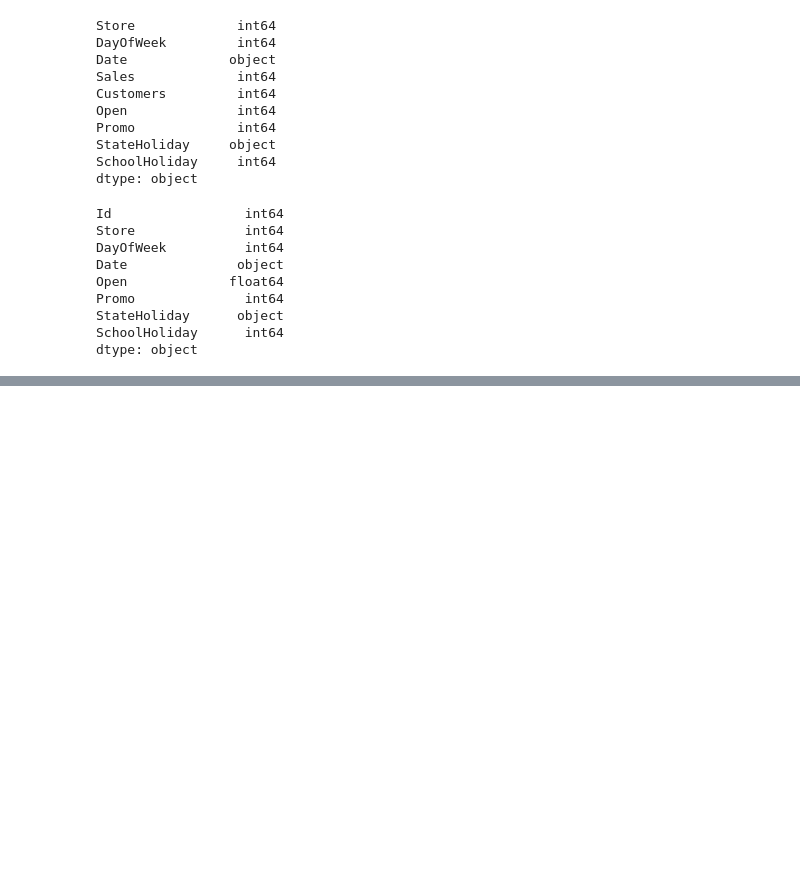
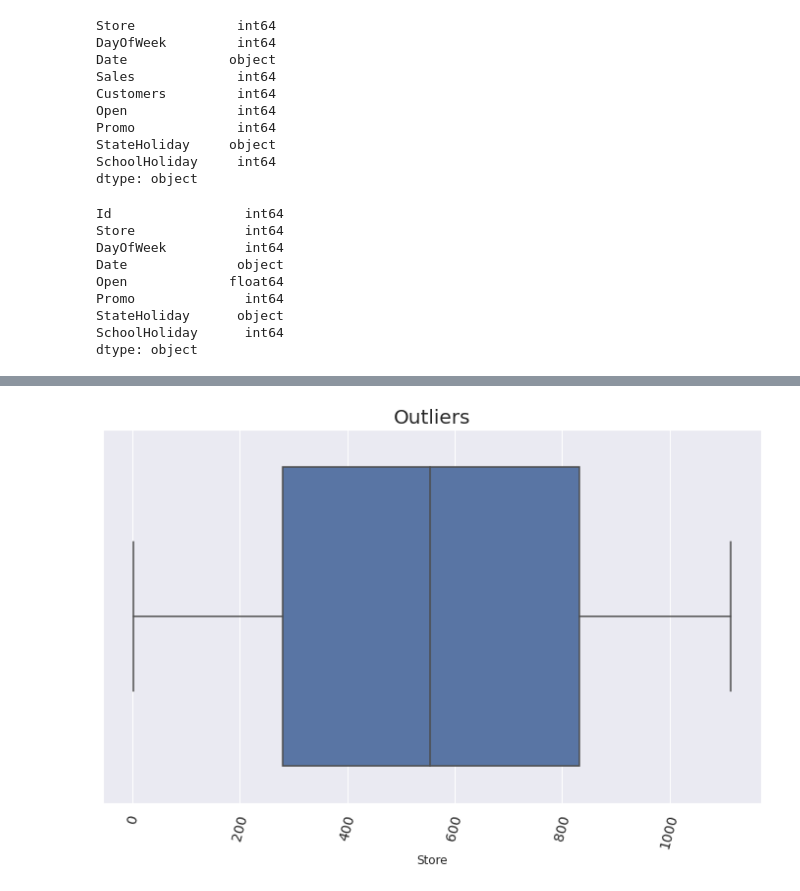
Before and after one commit to abel-blue/pharmaceutical-sales-prediction, a Jupyter notebook: notebooks/data_preProcessing.ipynb, the cells around one changed output, grey strips where cells are left out. Saved outputs shown, nothing was run; the diff lists cells and outputs as text; code cells hidden in the pictures; blank space fills up the shorter version.

```diff
--- a/notebooks/data_preProcessing.ipynb
+++ b/notebooks/data_preProcessing.ipynb
@@ -206,0 +283,4 @@ dtype: object
+# %%
+exploration.plot_box(test_data, 'Store', 'Outliers')
+# %% [output]
+[figure, added]
```
Also changed, not shown: parts of 39 cells of this notebook.
